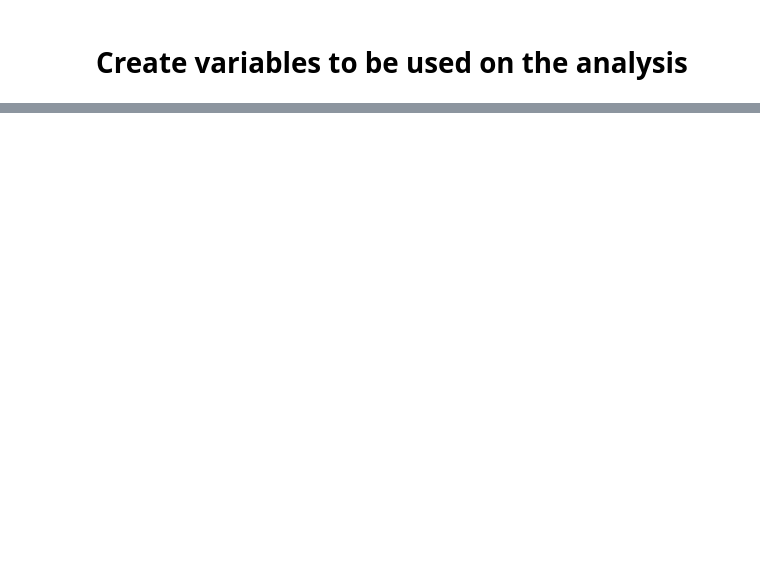
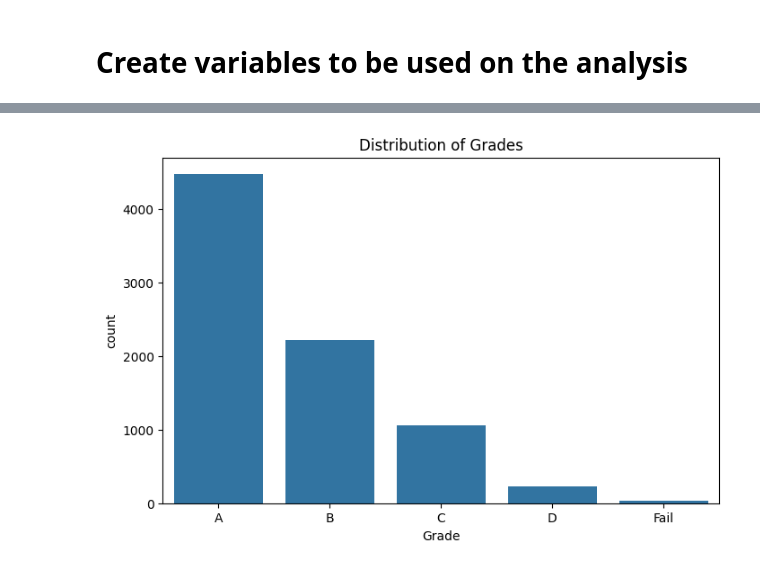
Before and after one commit to FatimaAlMurtadha/Python-atm-and-more, a Jupyter notebook: NewDataSetV20/GradeDS.ipynb, the cells around one changed output, grey strips where cells are left out. Cells and saved outputs as stored; diff of their text form; code cells hidden in the pictures; blank space fills up the shorter version.

```diff
--- a/NewDataSetV20/GradeDS.ipynb
+++ b/NewDataSetV20/GradeDS.ipynb
@@ -213,7 +227,7 @@ df.groupby("Grade")["Exam_Anxiety_Score"].agg(["mean", "std"])
 | D | 6.747345 | 1.488509 |
 | Fail | 7.391176 | 1.358780 |
 # %%
-df_cleaned = df.drop(columns=["Student_ID"])
-df_cleaned.shape # (8000, 17)
+df_cleaned_gr = df.drop(columns=["Student_ID"])
+df_cleaned_gr.shape # (8000, 17)
 # %% [output]
 (8000, 17)
@@ -251,7 +273,7 @@ df_cat = df_cleaned[categorical_cols2]
 # %%
 # 4- Grade as ordered category
 grade_order = ["A", "B", "C", "D", "Fail"]
-df_cleaned["Grade"] = pd.Categorical(df_cleaned["Grade"], categories=grade_order, ordered=True)
+df_cleaned_gr["Grade"] = pd.Categorical(df_cleaned_gr["Grade"], categories=grade_order, ordered=True)
 # %%
 # 5- A numerical grade in order to make it easier to draw later
 grade_map = {"A":5, "B":4, "C":3 , "D":2 , "Fail":1}
@@ -258,0 +284,7 @@ df_cat["Grade_numeric"] = df_cat["Grade"].map(grade_map)
+# %%
+plt.figure(figsize=(8,5))
+sns.countplot(data=df_cleaned_gr, x="Grade", order=["A","B","C","D","Fail"])
+plt.title("Distribution of Grades")
+plt.show()
+# %% [output]
+[figure, added]
```
Also changed, not shown: parts of 19 cells of this notebook.
